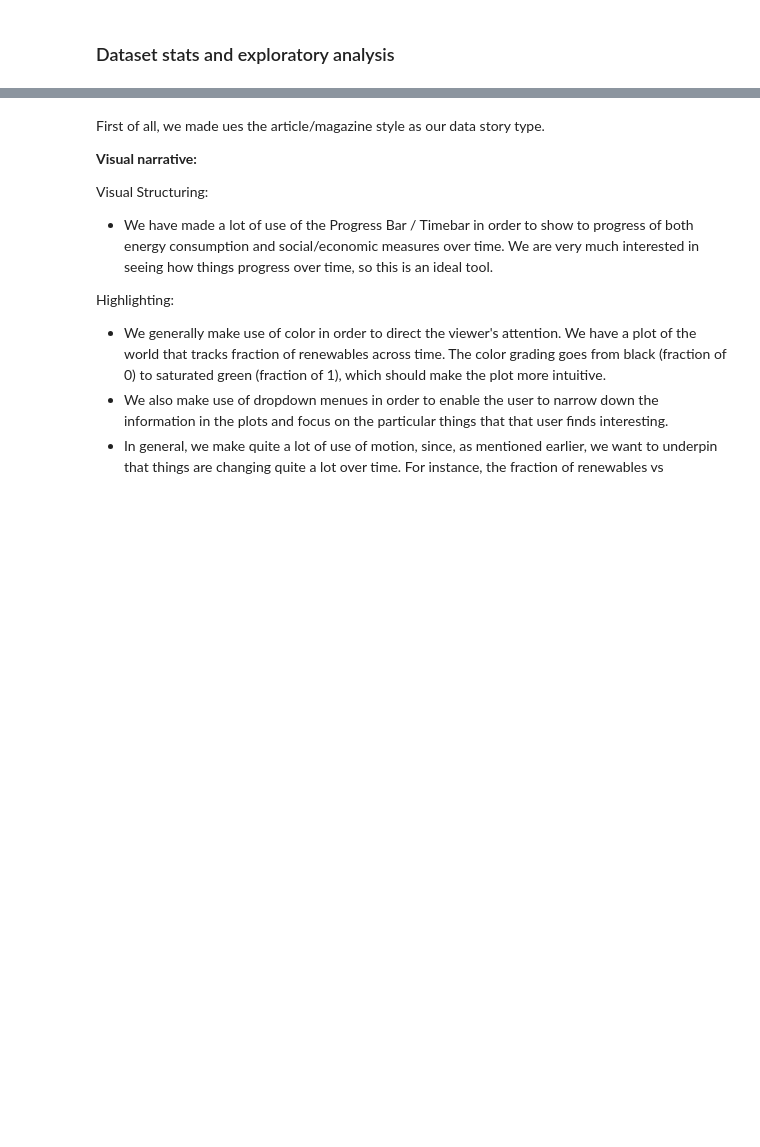
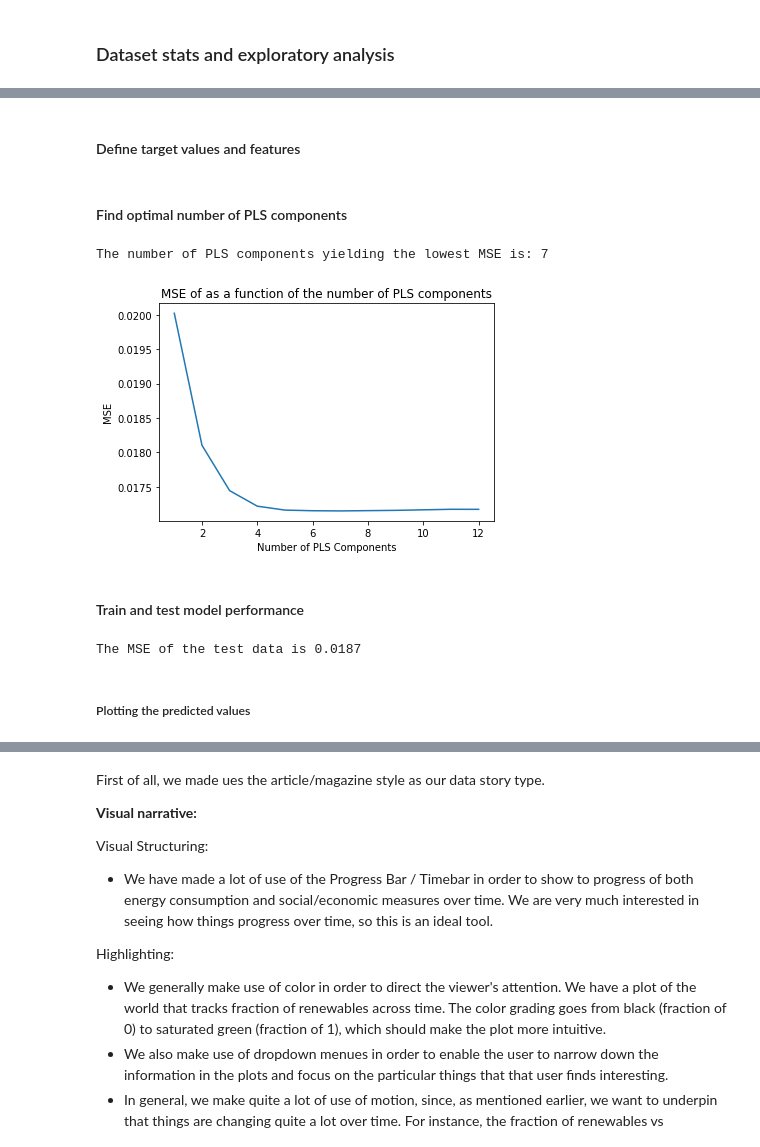
Before and after one commit to Moesen/SocialDataFinalProject, a Jupyter notebook: notebooks/final_notebook.ipynb, the cells around one changed output, grey strips where cells are left out. Saved outputs shown, nothing was run; the diff lists cells and outputs as text; code cells hidden in the pictures; blank space fills up the shorter version.

Commit message:
More to final notebook

```diff
--- a/notebooks/final_notebook.ipynb
+++ b/notebooks/final_notebook.ipynb
@@ -47,7 +47,7 @@ Load and join raw data, both energy and social data.
 - ***General comments***: From the webside "ourworldindata.org" we could see that data from 2020 was not completed so we discarded all data from 2020 to preserve accuracy of the data.
 # %%
 # Path to raw data files
-in_path = os.path.join(os.getcwd(), "../data/data_for_notebook")
+in_path = os.path.join(os.getcwd(), "../data/raw")
 # %% [markdown]
 ##### Load and join energy consumption data
 # %%
@@ -593,0 +678,2 @@ Splitting data into countries and areas
+# %% [markdown]
+#### Define target values and features
@@ -593,0 +707,47 @@ Splitting data into countries and areas
+# %% [markdown]
+#### Find optimal number of PLS components
+# %%
+# Get training and test set
+X_train,X_test,y_train,y_test = train_test_split(X2,y1,test_size=0.3,random_state=0)
+
+#define cross-validation method
+cv = RepeatedKFold(n_splits=20, n_repeats=3, random_state=1)
+
+mse = []
+n = len(X_train)
+
+with warnings.catch_warnings():
+    warnings.simplefilter("ignore") #Ignore runtime warning (divide by zero)
+
+    # Calculate MSE using cross-validation, adding one component at a time
+    for i in np.arange(1, 13):
+        pls = PLSRegression(n_components=i)
+        score = -1*model_selection.cross_val_score(pls, scale(X_train), y_train, cv=cv,
+                scoring='neg_mean_squared_error').mean()
+        mse.append(score)
+
+#plot test MSE vs. number of components
+plt.rcParams['figure.facecolor'] = 'white'
+plt.plot(np.arange(1,len(mse)+1,1),mse)
+plt.xlabel('Number of PLS Components')
+plt.ylabel('MSE')
+plt.title('MSE of as a function of the number of PLS components')
+print(f'The number of PLS components yielding the lowest MSE is: {np.argmin(mse)+1}')
+# %% [output]
+The number of PLS components yielding the lowest MSE is: 7
+[figure, added]
+# %% [markdown]
+#### Train and test model performance
+# %%
+#calculate MSE
+pls = PLSRegression(n_components=np.argmin(mse)+1)
+X_mean = X_train.mean()
+X_std = X_train.std()
+pls.fit(scale(X_train), y_train)
+
+X_test_std = (X_test-X_mean)/X_std
+print(f'The MSE of the test data is {mean_squared_error(y_test, pls.predict(X_test_std.to_numpy())):.4f}')
+# %% [output]
+The MSE of the test data is 0.0187
+# %% [markdown]
+##### Plotting the predicted values
```
Also changed, not shown: parts of 23 cells of this notebook.
